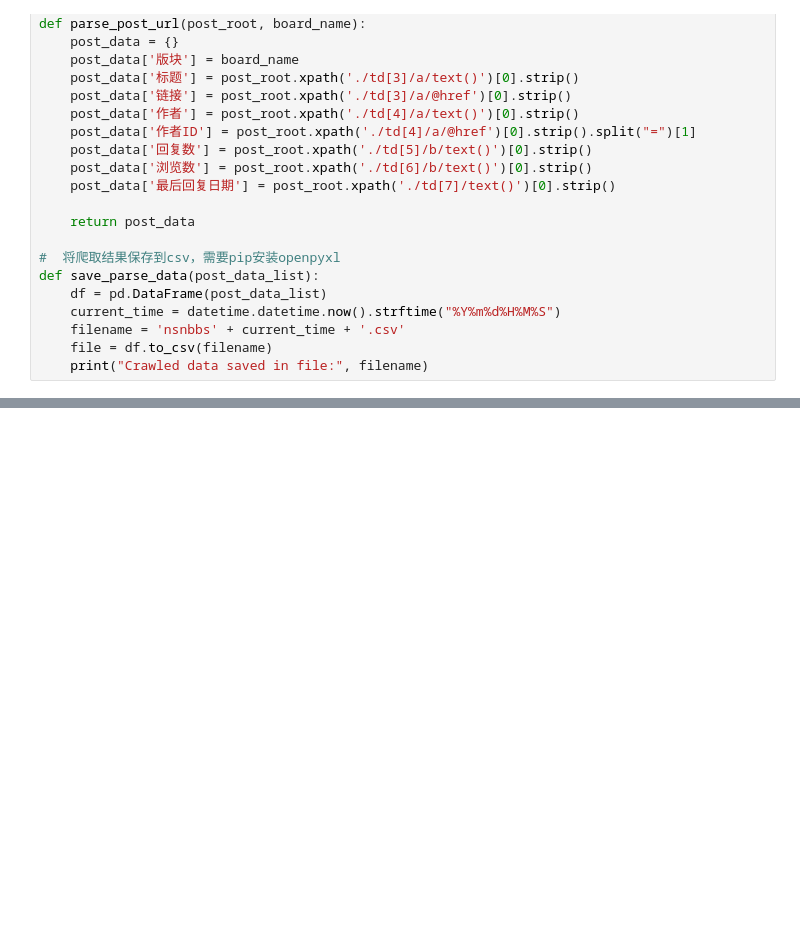
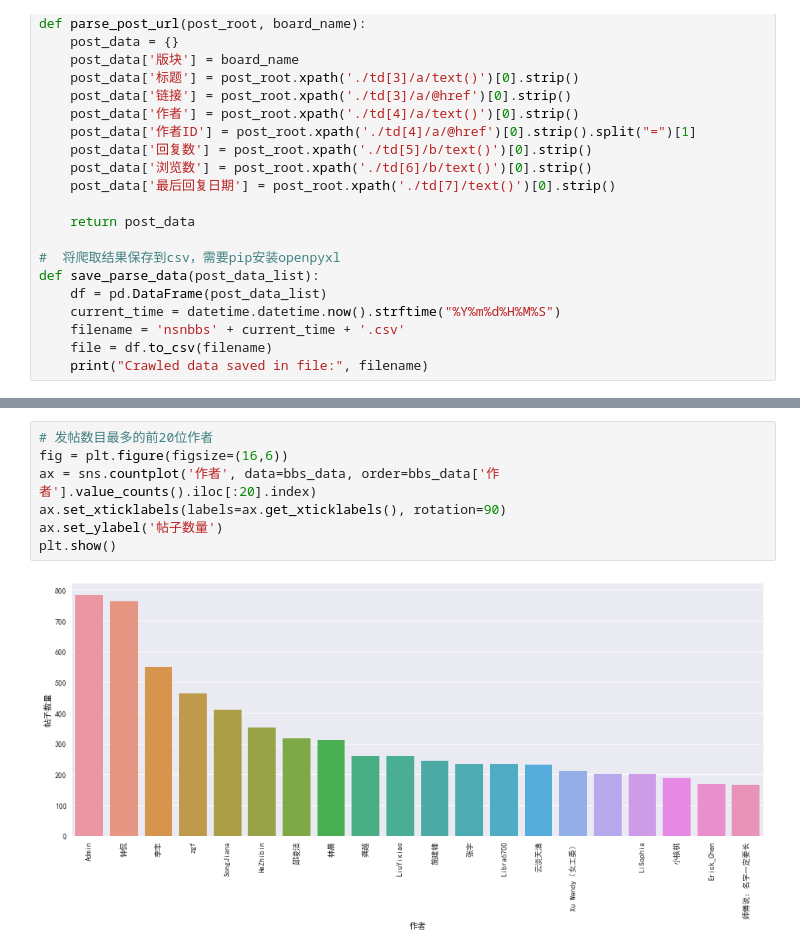
Before and after one commit to w26738/crawler, a Jupyter notebook: nsbbbs_crawler.ipynb, the cells around one changed output, grey strips where cells are left out. Cells and saved outputs as stored; diff of their text form; blank space fills up the shorter version.

```diff
--- a/nsbbbs_crawler.ipynb
+++ b/nsbbbs_crawler.ipynb
@@ -207,0 +280,9 @@ Crawled data saved in file: nsnbbs20170814015043.csv
+# %%
+# 发帖数目最多的前20位作者
+fig = plt.figure(figsize=(16,6))
+ax = sns.countplot('作者', data=bbs_data, order=bbs_data['作者'].value_counts().iloc[:20].index)
+ax.set_xticklabels(labels=ax.get_xticklabels(), rotation=90)
+ax.set_ylabel('帖子数量')
+plt.show()
+# %% [output]
+[figure, added]
```
Also changed, not shown: parts of 6 cells of this notebook.
